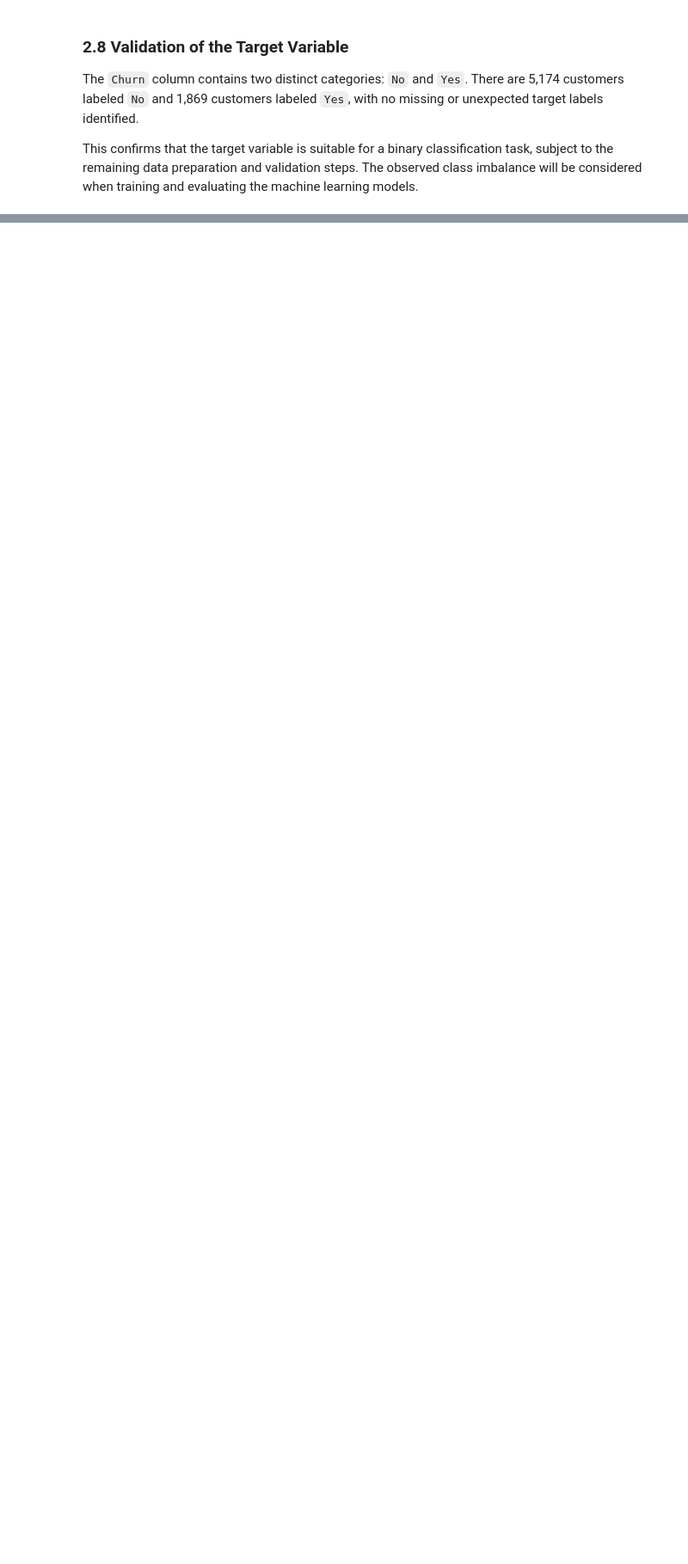
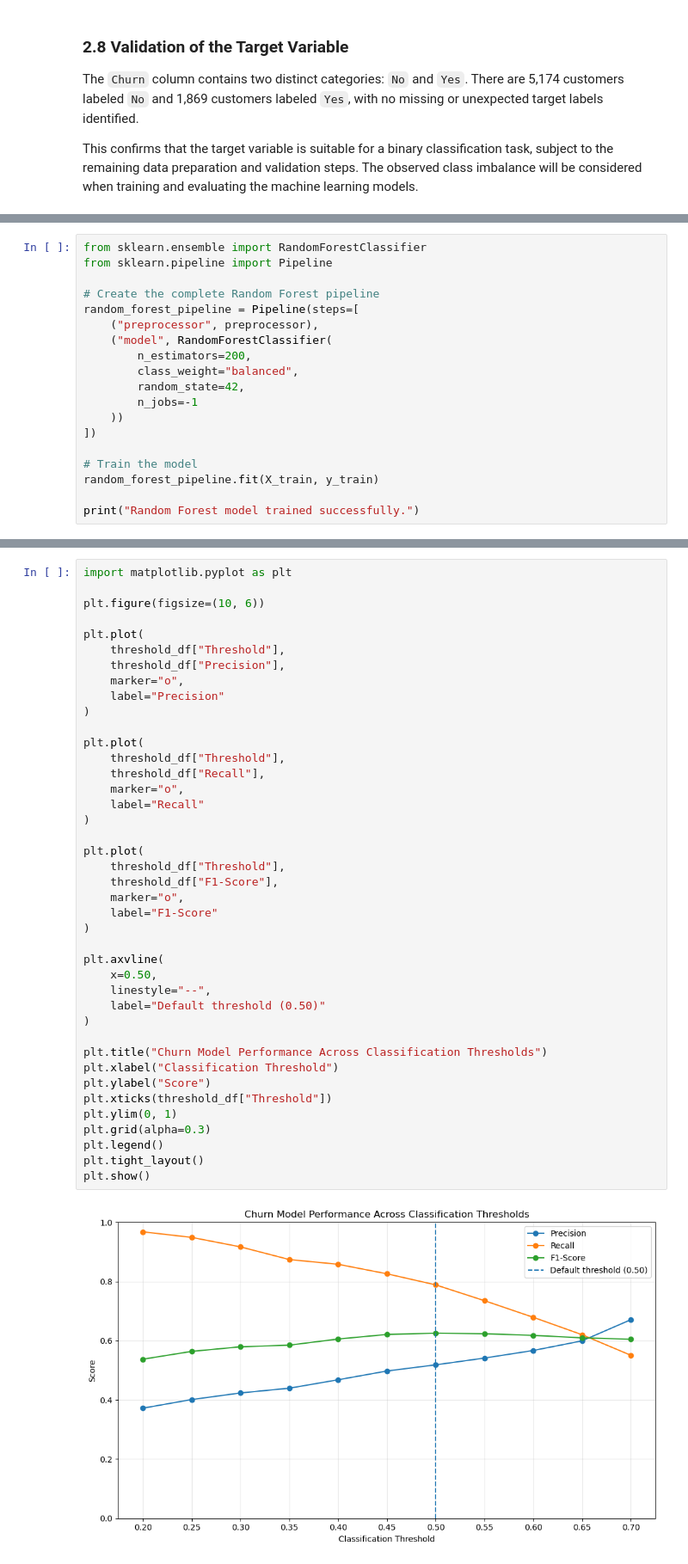
Before and after one commit to arnokboi-commits/telecom-churn-risk-analysis, a Jupyter notebook: churn_root_cause_pipeline.ipynb, the cells around one changed output, grey strips where cells are left out. Shown at 86% size. Drawn from its saved outputs; the diff is of its cells as text; blank space fills up the shorter version.

```diff
--- a/churn_root_cause_pipeline.ipynb
+++ b/churn_root_cause_pipeline.ipynb
@@ -509,0 +1074,19 @@ This confirms that the target variable is suitable for a binary classification t
+# %%
+from sklearn.ensemble import RandomForestClassifier
+from sklearn.pipeline import Pipeline
+
+# Create the complete Random Forest pipeline
+random_forest_pipeline = Pipeline(steps=[
+    ("preprocessor", preprocessor),
+    ("model", RandomForestClassifier(
+        n_estimators=200,
+        class_weight="balanced",
+        random_state=42,
+        n_jobs=-1
+    ))
+])
+
+# Train the model
+random_forest_pipeline.fit(X_train, y_train)
+
+print("Random Forest model trained successfully.")
@@ -509,0 +1809,43 @@ This confirms that the target variable is suitable for a binary classification t
+# %%
+import matplotlib.pyplot as plt
+
+plt.figure(figsize=(10, 6))
+
+plt.plot(
+    threshold_df["Threshold"],
+    threshold_df["Precision"],
+    marker="o",
+    label="Precision"
+)
+
+plt.plot(
+    threshold_df["Threshold"],
+    threshold_df["Recall"],
+    marker="o",
+    label="Recall"
+)
+
+plt.plot(
+    threshold_df["Threshold"],
+    threshold_df["F1-Score"],
+    marker="o",
+    label="F1-Score"
+)
+
+plt.axvline(
+    x=0.50,
+    linestyle="--",
+    label="Default threshold (0.50)"
+)
+
+plt.title("Churn Model Performance Across Classification Thresholds")
+plt.xlabel("Classification Threshold")
+plt.ylabel("Score")
+plt.xticks(threshold_df["Threshold"])
+plt.ylim(0, 1)
+plt.grid(alpha=0.3)
+plt.legend()
+plt.tight_layout()
+plt.show()
+# %% [output]
+[figure, added]
```
Also changed, not shown: parts of 68 cells of this notebook, 3 other files.
